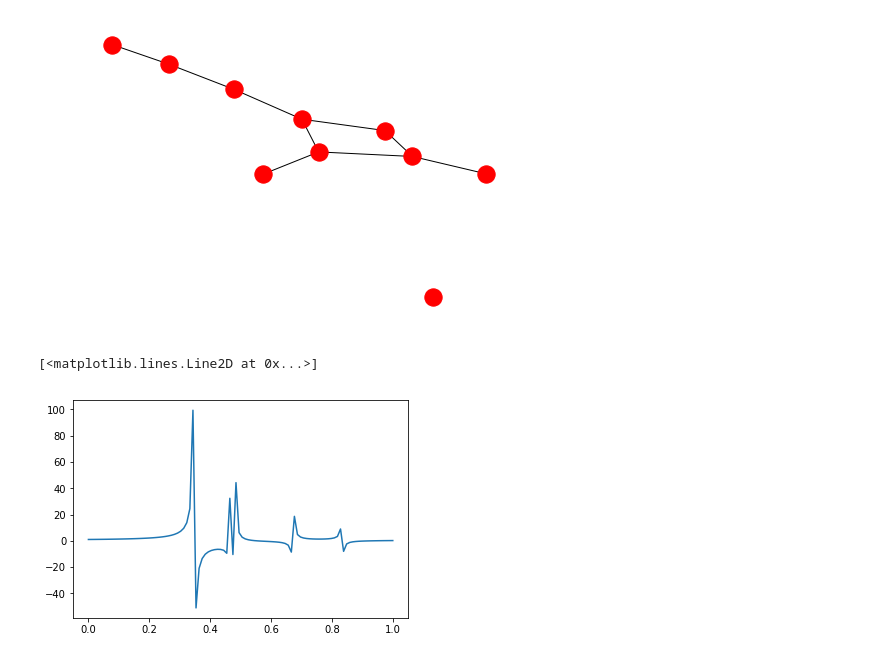
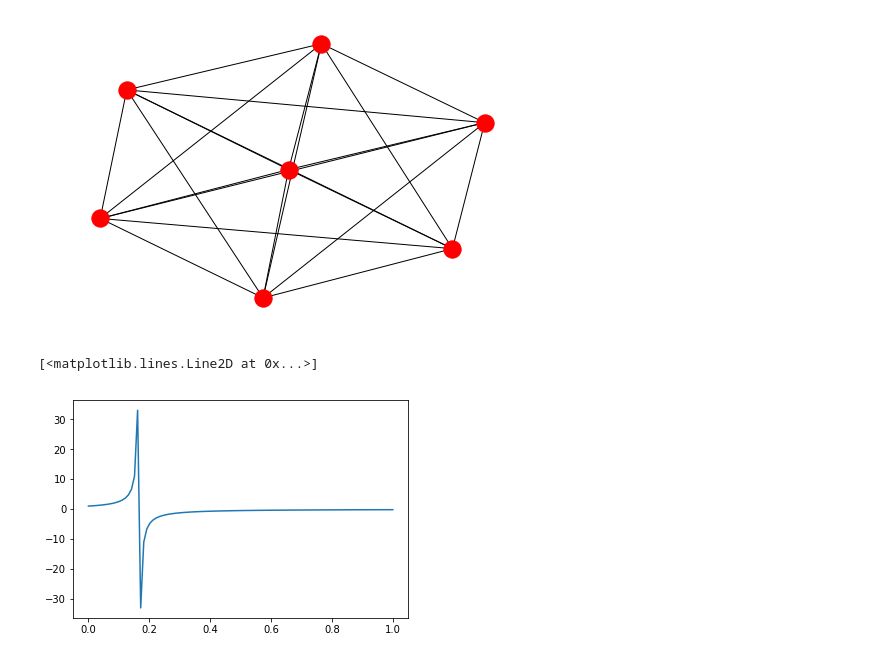
Before and after one commit to ehknight/graph-centrality, a Jupyter notebook: PrimateGraphs.ipynb, the cells around one changed output. Cells and saved outputs as stored; diff of their text form; code cells hidden in the pictures.

```diff
--- a/PrimateGraphs.ipynb
+++ b/PrimateGraphs.ipynb
@@ -55,10 +55,10 @@ def make_slide12():
         g.add_edge(v1, v2)
     return g
 # %%
-G = make_rand_fc(10, 0.2)
+G = make_fc(7)
 nx.draw(G)
 # %% [output]
-[figure, old version]
+[figure, new version]
 # %%
 def deg_cent(n):
     return len(list(G.neighbors(n)))
@@ -144,7 +140,7 @@ xs = np.linspace(0, 1, num=100)
 plt.plot(xs, [alpha_cent(given_node, a) for a in xs])
 # %% [output]
 [<matplotlib.lines.Line2D at 0x...>]
-[figure, old version]
+[figure, new version]
 # %%
 measures = {
     'degree': norm_deg_cent,
```
Also changed, not shown: parts of 3 cells of this notebook.
